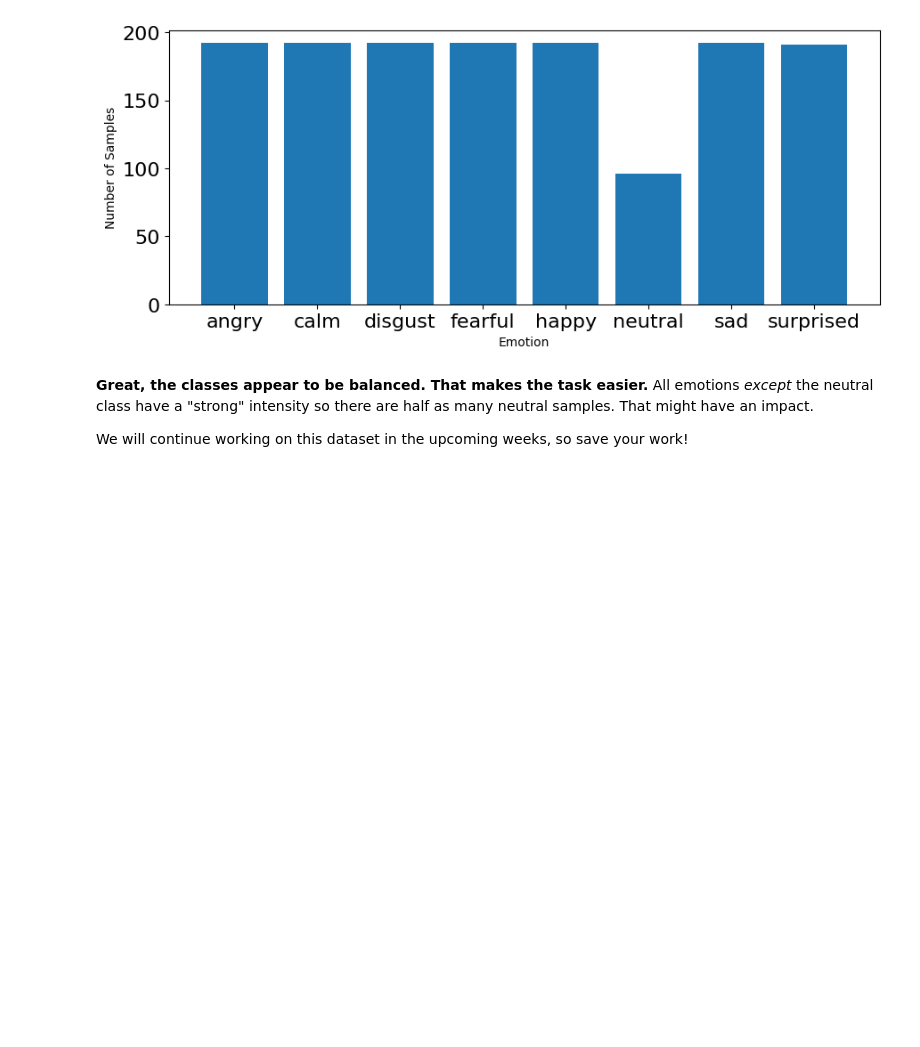
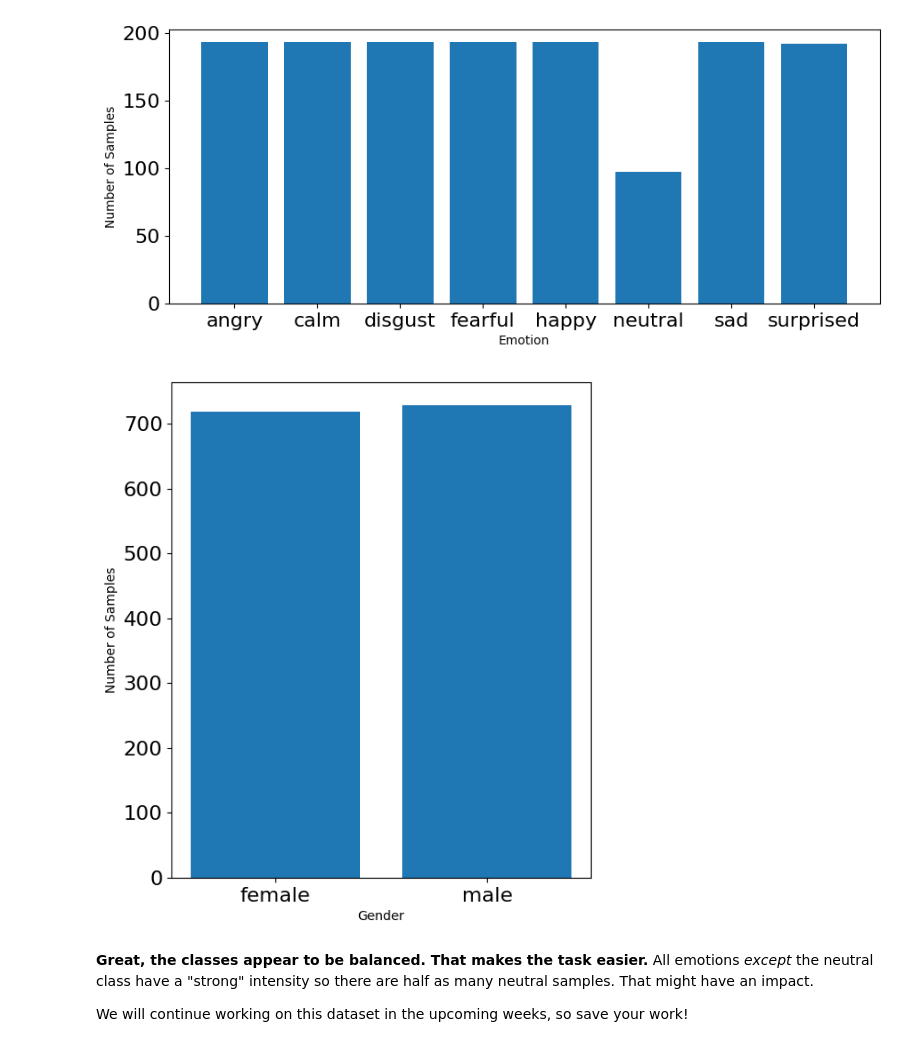
Before and after one commit to lerrlera/Week2-DataPreprocessing, a Jupyter notebook: week_2.ipynb, the cells around one changed output. Saved outputs shown, nothing was run; the diff lists cells and outputs as text; code cells hidden in the pictures; blank space fills up the shorter version.

```diff
--- a/week_2.ipynb
+++ b/week_2.ipynb
@@ -714,3 +676,8 @@ emotions_dict ={
   '07':'disgust',
   '08':'surprised'
 }
+# %%
+# create a dictionary for actors (1-25) and assign gender (odd for male and even for female)
+actors = list(range(1, 26))
+gender_dict = {f"{x:02d}": 'female' if x % 2 == 0 else 'male' for x in actors}
+print(gender_dict)
@@ -720,16 +689,25 @@ Now we're going to load our data and extract the emotion names according to the
 import os, glob
 
 def load_data():
-    X,y=[],[]
+    X,y, g =[],[],[]
     count = 0
-    for file in glob.glob("Assignment 2/Audio Data/Actor_*/*.wav"):
+    for file in glob.glob("Audio Data/Actor_*/*.wav"):
         file_name=os.path.basename(file)
         emotion=emotions_dict[file_name.split("-")[2]]
+
         #features = get_features(file)
         #X.append(features)
+        actor = file_name.split("-")[6].split(".")[0]
+        gender = gender_dict[actor]
         y.append(emotion)
+        g.append(gender)
         count += 1
         # '\r' + end='' results in printing over same line
         print('\r' + f' Processed {count}/{1440} audio samples',end=' ')
     # Return arrays to plug into sklearn's cross-validation algorithms
-    return np.array(X), np.array(y)
+    return np.array(X), np.array(y), np.array(g)
+# %%
+# check split for gender dict
+file = '03-01-05-01-02-01-02.wav'
+gender = file.split("-")[6].split(".")[0]
+print(gender)
@@ -737,5 +717,6 @@ def load_data():
 We will not compute the feature matrix this week, but we will read the emotion labels for the entire dataset.
 We will explain why the X and Y elements are important in the upcoming weeks.
 # %%
-features, emotions = load_data()
+features, emotions, genders = load_data()
+genders
 # %% [output]
@@ -761,6 +739,20 @@ plt.ylabel('Number of Samples')
 plt.show()
 # %% [output]
 [figure]
+# %%
+# plot gender
+plt.figure(figsize=(20,7))
+plt.subplot(1,3,1)
+#np.unique returns ordered list of unique elements and count of each element
+gender_list, count = np.unique(genders, return_counts=True)
+plt.bar(x=range(2), height=count)
+plt.xticks(ticks=range(2), labels = [gender for gender in gender_list],fontsize=10)
+plt.xlabel('Gender')
+plt.tick_params(labelsize=16)
+plt.ylabel('Number of Samples')
+plt.show()
+# %% [output]
+[figure, added]
 # %% [markdown]
 **Great, the classes appear to be balanced. That makes the task easier.** All emotions _except_ the neutral class have a "strong" intensity so there are half as many neutral samples. That might have an impact.
 
```
Also changed, not shown: parts of 22 cells of this notebook.
